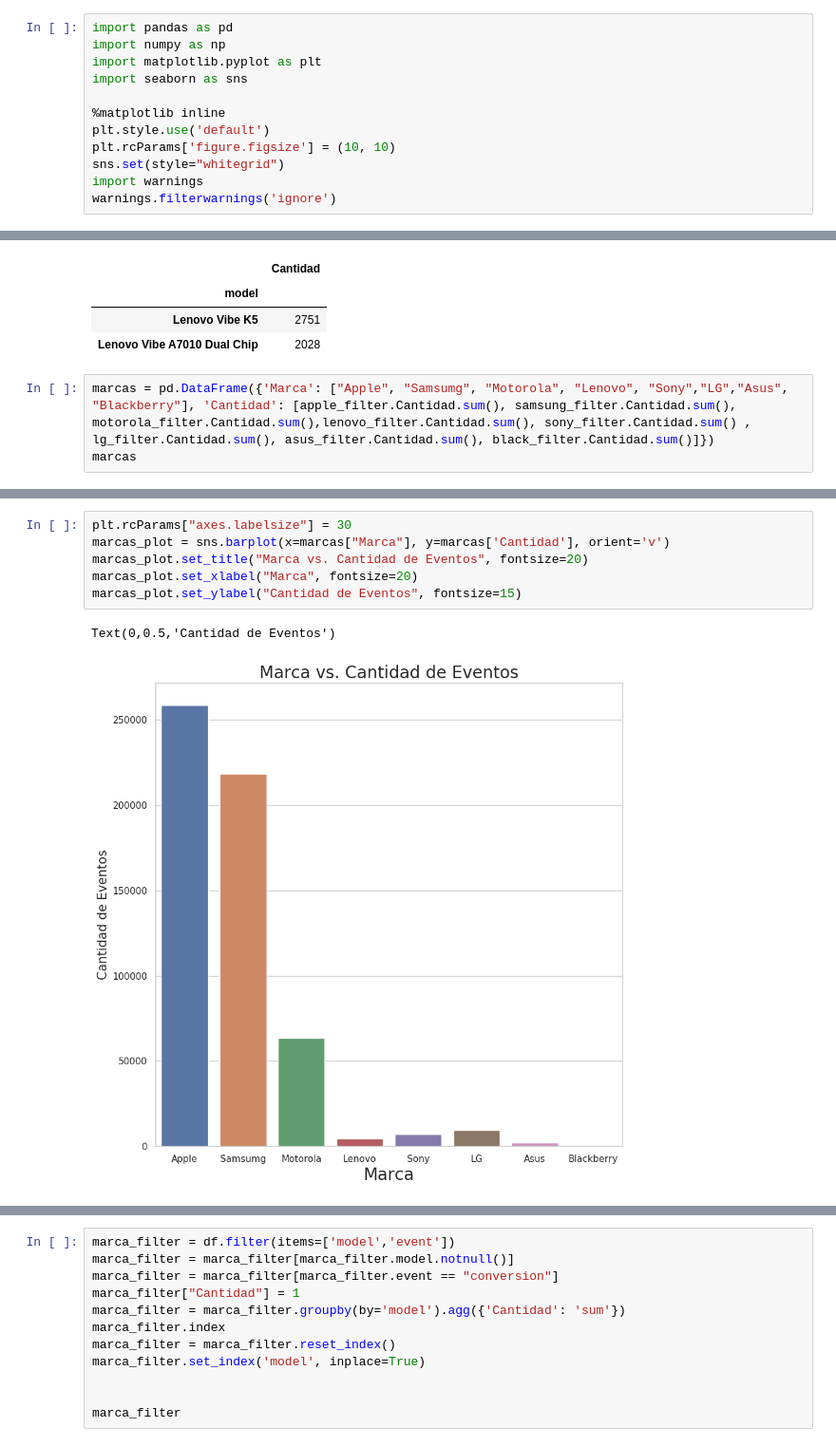
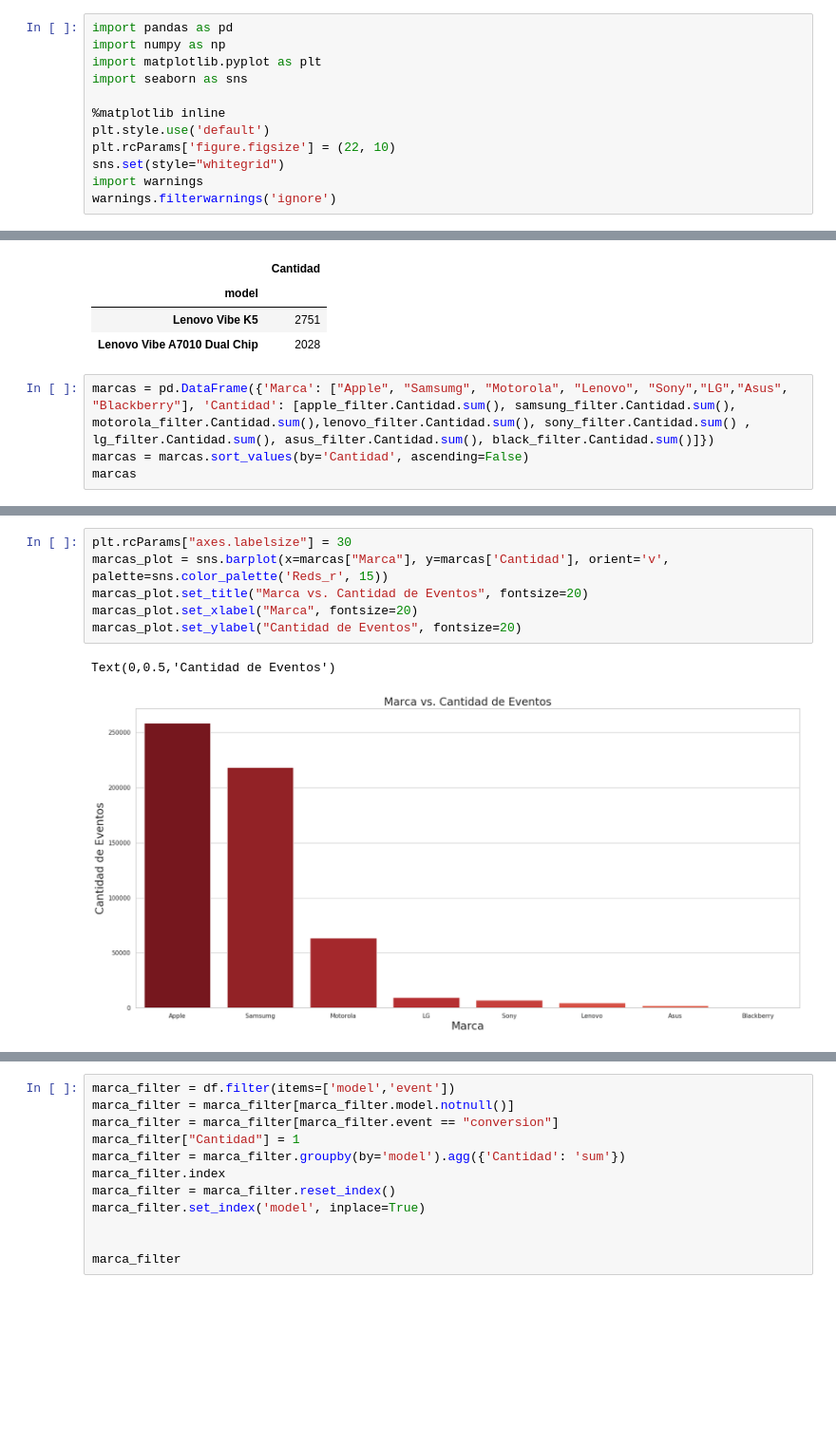
Before and after one commit to gabyrobles93/7506-TP1-Trocafone, a Jupyter notebook: analisis_marcas_y_dispositivos.ipynb, the cells around one changed output, grey strips where cells are left out. Shown at 95% size. Drawn from its saved outputs; the diff is of its cells as text; blank space fills up the shorter version.

Commit message:
Primer analisis de marcas

```diff
--- a/analisis_marcas_y_dispositivos.ipynb
+++ b/analisis_marcas_y_dispositivos.ipynb
@@ -6,7 +8,7 @@ import seaborn as sns
 
 %matplotlib inline
 plt.style.use('default')
-plt.rcParams['figure.figsize'] = (10, 10)
+plt.rcParams['figure.figsize'] = (22, 10)
 sns.set(style="whitegrid")
 import warnings
 warnings.filterwarnings('ignore')
@@ -197,6 +199,7 @@ lenovo_filter.sort_values(by='Cantidad', ascending=False).head(10)
 | Lenovo Vibe A7010 Dual Chip | 2028 |
 # %%
 marcas = pd.DataFrame({'Marca': ["Apple", "Samsumg", "Motorola", "Lenovo", "Sony","LG","Asus", "Blackberry"], 'Cantidad': [apple_filter.Cantidad.sum(), samsung_filter.Cantidad.sum(), motorola_filter.Cantidad.sum(),lenovo_filter.Cantidad.sum(), sony_filter.Cantidad.sum() , lg_filter.Cantidad.sum(), asus_filter.Cantidad.sum(), black_filter.Cantidad.sum()]})
+marcas = marcas.sort_values(by='Cantidad', ascending=False)
 marcas
 # %% [output]
 |  | Marca | Cantidad |
@@ -210,10 +213,10 @@ marcas
 | 7 | Blackberry | 1 |
 # %%
 plt.rcParams["axes.labelsize"] = 30
-marcas_plot = sns.barplot(x=marcas["Marca"], y=marcas['Cantidad'], orient='v')
+marcas_plot = sns.barplot(x=marcas["Marca"], y=marcas['Cantidad'], orient='v',  palette=sns.color_palette('Reds_r', 15))
 marcas_plot.set_title("Marca vs. Cantidad de Eventos", fontsize=20)
 marcas_plot.set_xlabel("Marca", fontsize=20)
-marcas_plot.set_ylabel("Cantidad de Eventos", fontsize=15)
+marcas_plot.set_ylabel("Cantidad de Eventos", fontsize=20)
 # %% [output]
 Text(0,0.5,'Cantidad de Eventos')
-[figure, old version]
+[figure, new version]
```
Also changed, not shown: parts of 36 cells of this notebook, 1 other file.
